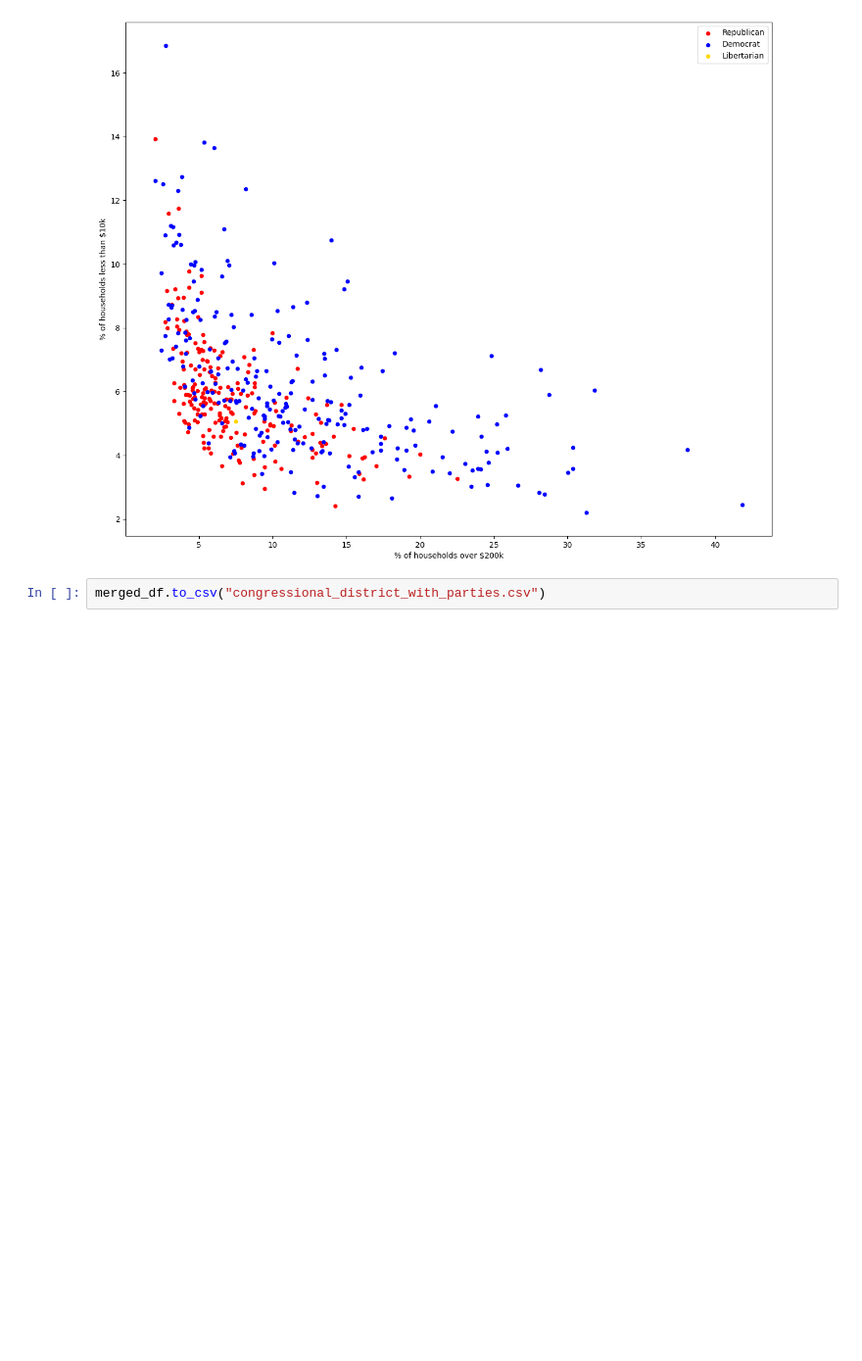
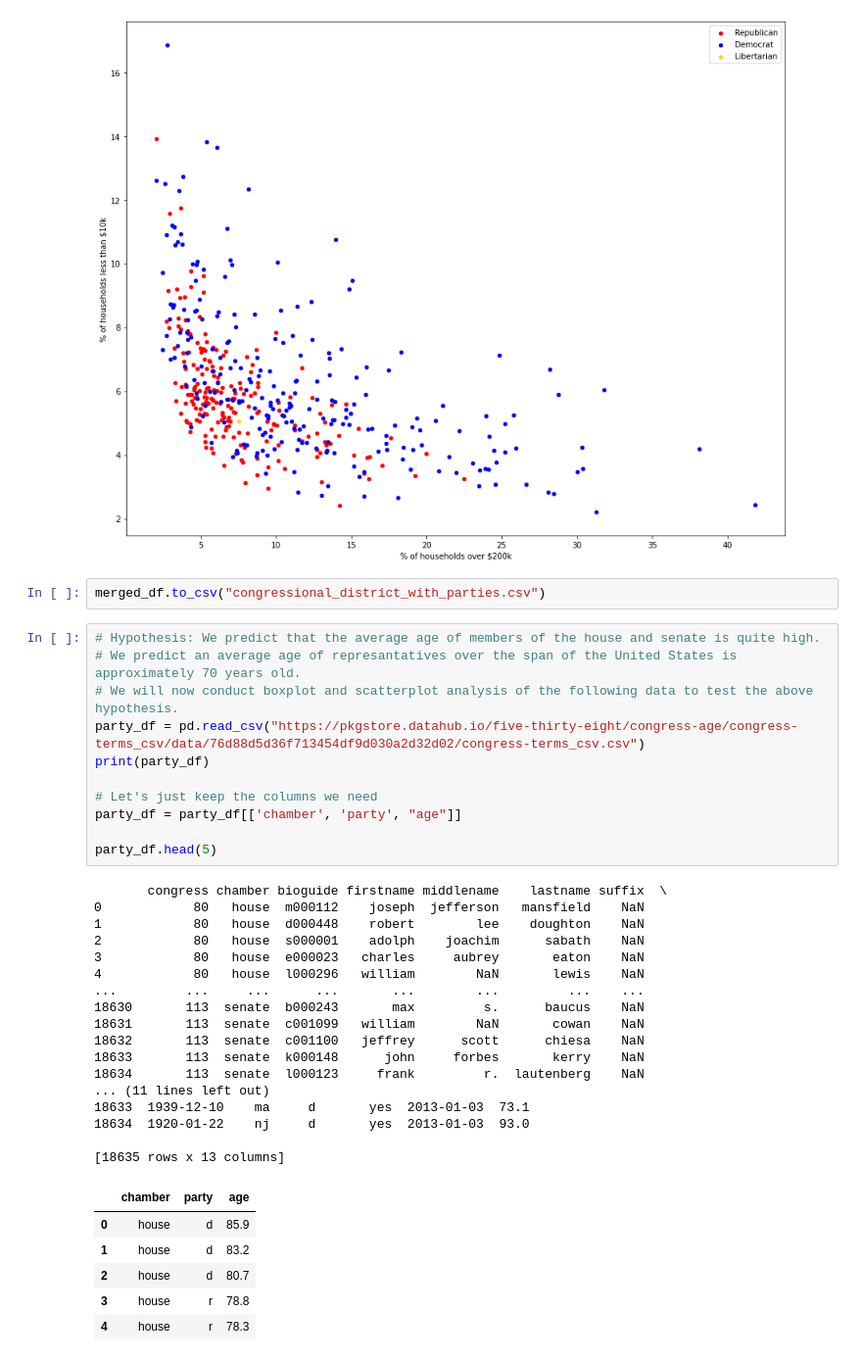
Before and after one commit to harrisonp1223/CongressionalAnalytics, a Jupyter notebook: Untitled.ipynb, the cells around one changed output. Shown at 98% size. Drawn from its saved outputs; the diff is of its cells as text; blank space fills up the shorter version.

```diff
--- a/Untitled.ipynb
+++ b/Untitled.ipynb
@@ -162,3 +162,38 @@ plt.show()
 [figure]
 # %%
 merged_df.to_csv("congressional_district_with_parties.csv")
+# %%
+# Hypothesis: We predict that the average age of members of the house and senate is quite high.
+# We predict an average age of represantatives over the span of the United States is approximately 70 years old.
+# We will now conduct boxplot and scatterplot analysis of the following data to test the above hypothesis.
+party_df = pd.read_csv("https://pkgstore.datahub.io/five-thirty-eight/congress-age/congress-terms_csv/data/76d88d5d36f713454df9d030a2d32d02/congress-terms_csv.csv")
+print(party_df)
+
+# Let's just keep the columns we need
+party_df = party_df[['chamber', 'party', "age"]]
+
+party_df.head(5)
+# %% [output]
+       congress chamber bioguide firstname middlename    lastname suffix  \
+0            80   house  m000112    joseph  jefferson   mansfield    NaN
+1            80   house  d000448    robert        lee    doughton    NaN
+2            80   house  s000001    adolph    joachim      sabath    NaN
+3            80   house  e000023   charles     aubrey       eaton    NaN
+4            80   house  l000296   william        NaN       lewis    NaN
+...         ...     ...      ...       ...        ...         ...    ...
+18630       113  senate  b000243       max         s.      baucus    NaN
+18631       113  senate  c001099   william        NaN       cowan    NaN
+18632       113  senate  c001100   jeffrey      scott      chiesa    NaN
+18633       113  senate  k000148      john     forbes       kerry    NaN
+18634       113  senate  l000123     frank         r.  lautenberg    NaN
+... (11 lines left out)
+18633  1939-12-10    ma     d       yes  2013-01-03  73.1
+18634  1920-01-22    nj     d       yes  2013-01-03  93.0
+
+[18635 rows x 13 columns]
+|  | chamber | party | age |
+| 0 | house | d | 85.9 |
+| 1 | house | d | 83.2 |
+| 2 | house | d | 80.7 |
+| 3 | house | r | 78.8 |
+| 4 | house | r | 78.3 |
```
Also changed, not shown: parts of 3 cells of this notebook.
